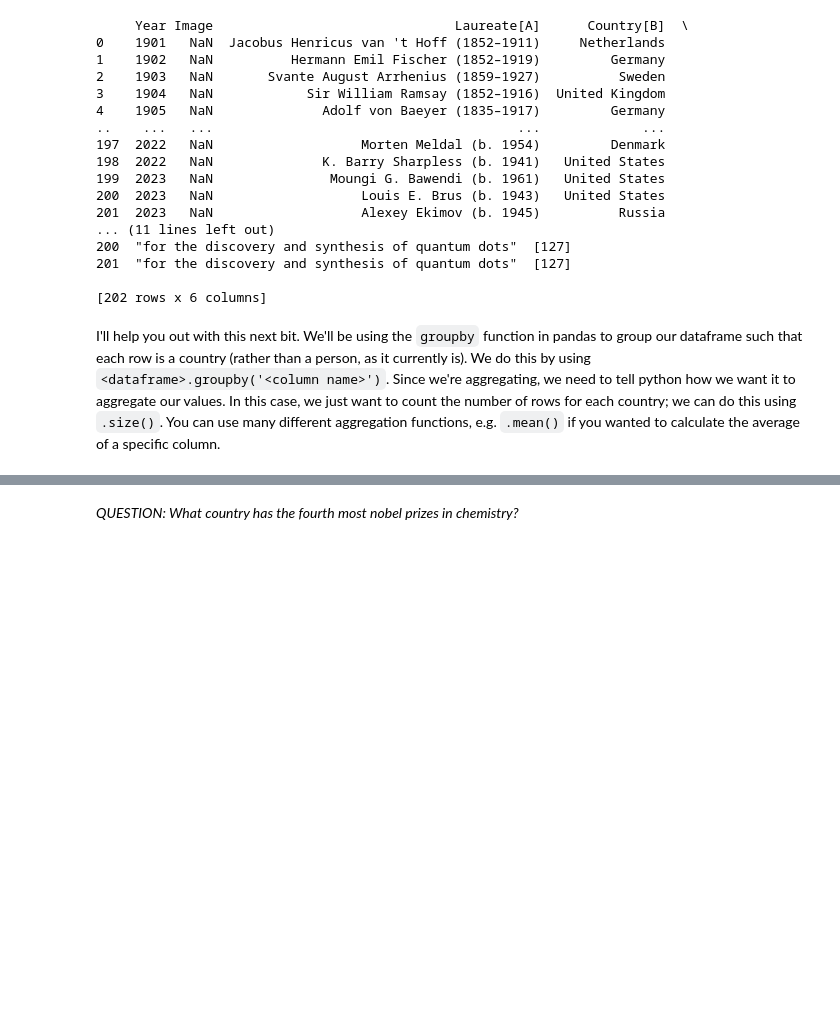
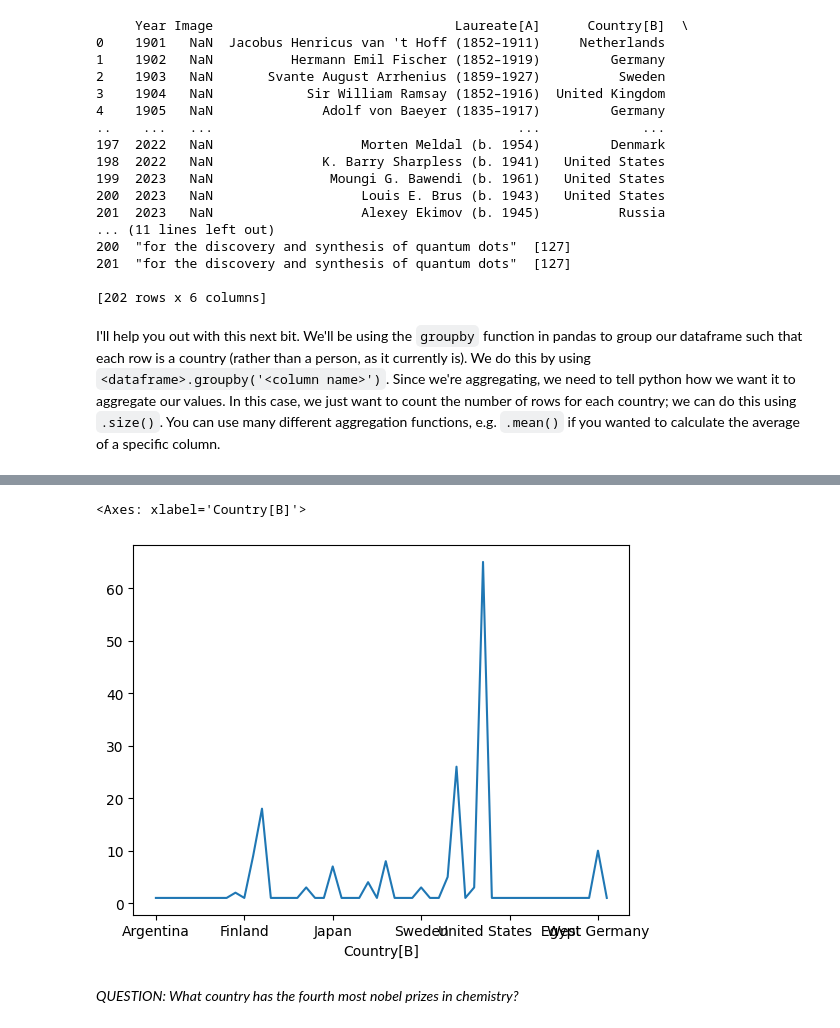
Before and after one commit to nyreemarsh/QM2, a Jupyter notebook: notebooks/W02. Pandas.ipynb, the cells around one changed output, grey strips where cells are left out. Cells and saved outputs as stored; diff of their text form; code cells hidden in the pictures; blank space fills up the shorter version.

```diff
--- a/notebooks/W02. Pandas.ipynb
+++ b/notebooks/W02. Pandas.ipynb
@@ -587,2 +603,11 @@ countries.sort_values(ascending=False)
+# %%
+# finally, plot the top 10 countries
+
+import matplotlib
+
+countries.plot()
+# %% [output]
+<Axes: xlabel='Country[B]'>
+[figure, added]
 # %% [markdown]
 *QUESTION: What country has the fourth most nobel prizes in chemistry?*
```
Also changed, not shown: parts of 1 cell of this notebook.
